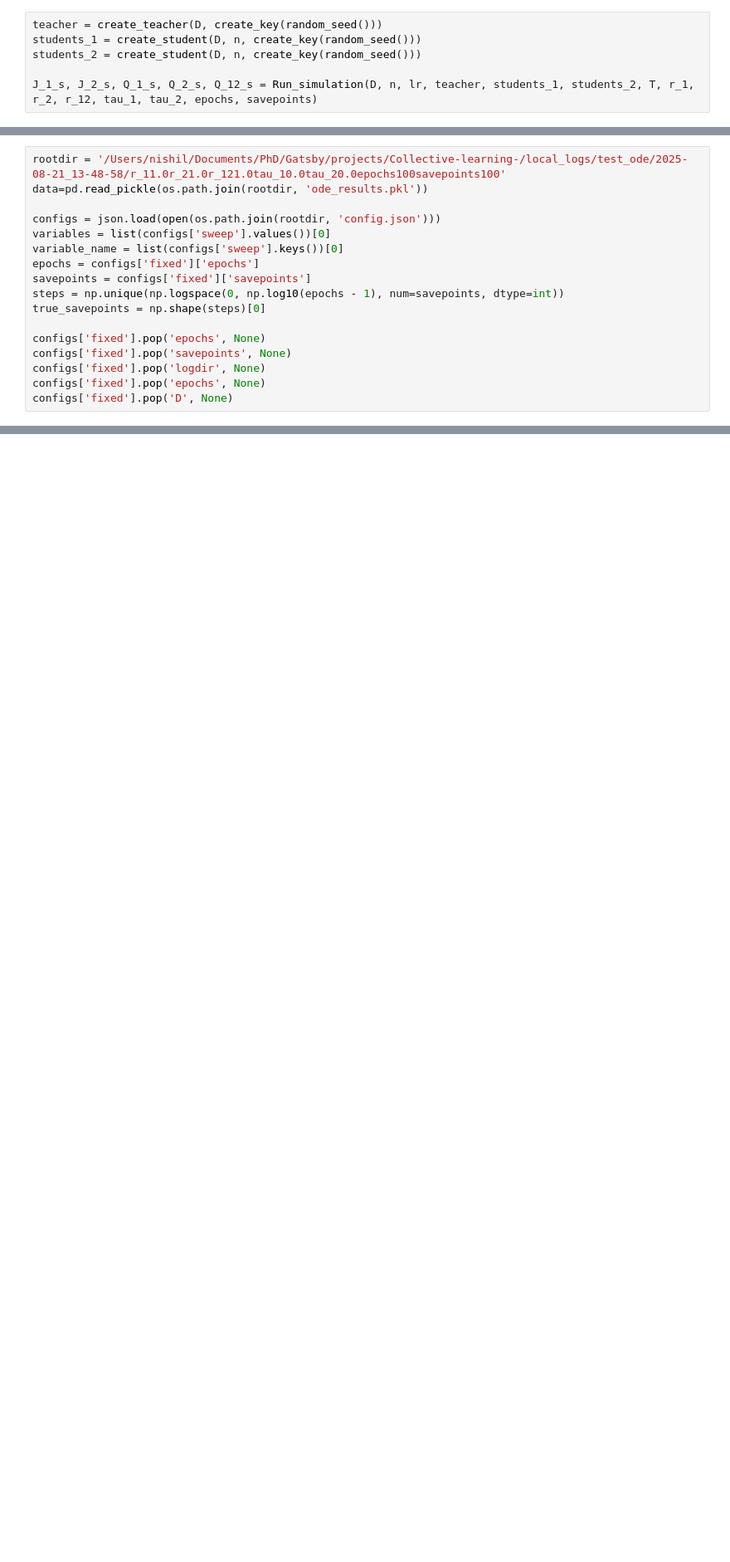
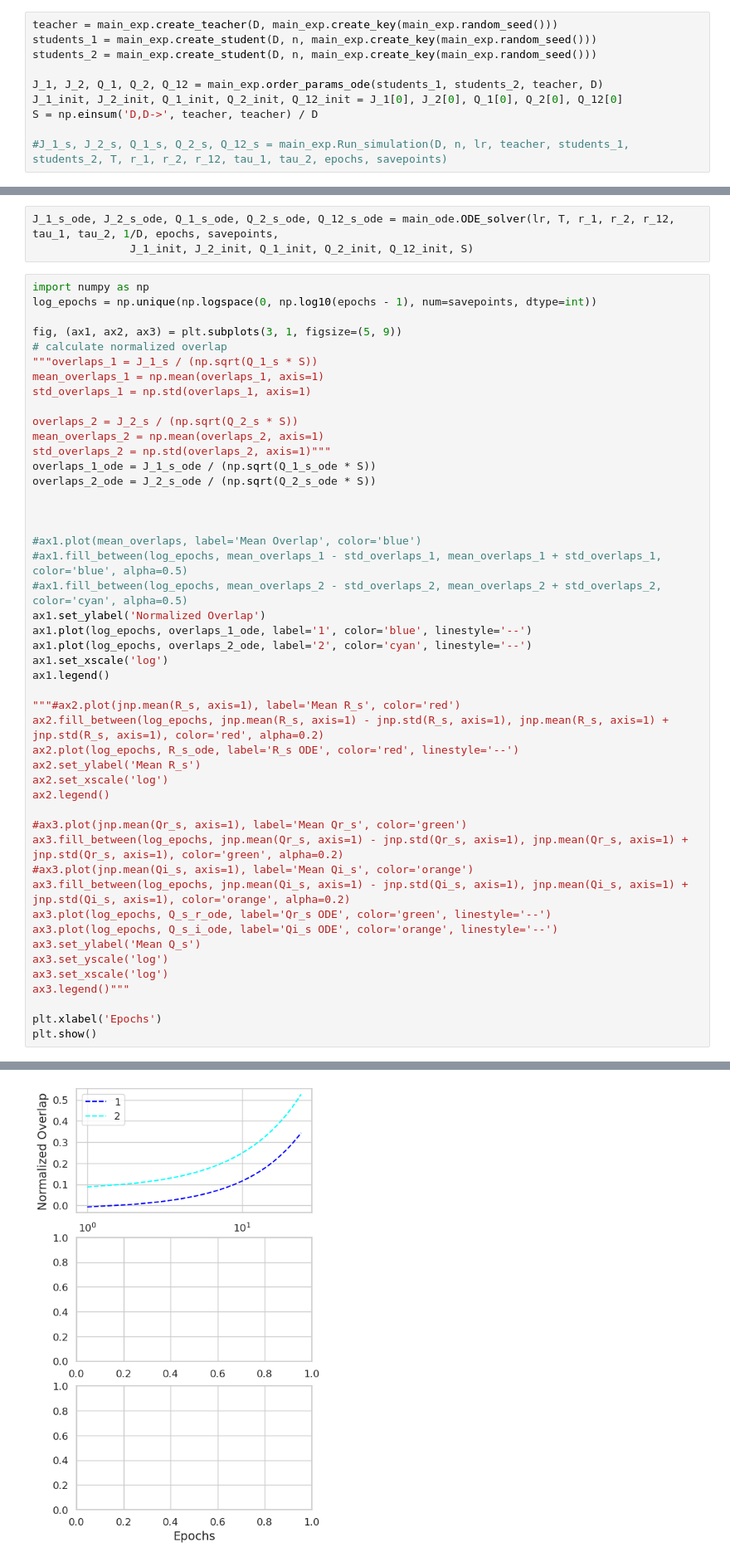
Before and after one commit to nishp99/Collective-learning-, a Jupyter notebook: test_plots.ipynb, the cells around one changed output, grey strips where cells are left out. Shown at 83% size. Drawn from its saved outputs; the diff is of its cells as text; blank space fills up the shorter version.

```diff
--- a/test_plots.ipynb
+++ b/test_plots.ipynb
@@ -45,6 +50,10 @@ savepoints=3
 # %%
-teacher = create_teacher(D, create_key(random_seed()))
-students_1 = create_student(D, n, create_key(random_seed()))
-students_2 = create_student(D, n, create_key(random_seed()))
+teacher = main_exp.create_teacher(D, main_exp.create_key(main_exp.random_seed()))
+students_1 = main_exp.create_student(D, n, main_exp.create_key(main_exp.random_seed()))
+students_2 = main_exp.create_student(D, n, main_exp.create_key(main_exp.random_seed()))
 
-J_1_s, J_2_s, Q_1_s, Q_2_s, Q_12_s = Run_simulation(D, n, lr, teacher, students_1, students_2, T, r_1, r_2, r_12, tau_1, tau_2, epochs, savepoints)
+J_1, J_2, Q_1, Q_2, Q_12 = main_exp.order_params_ode(students_1, students_2, teacher, D)
+J_1_init, J_2_init, Q_1_init, Q_2_init, Q_12_init = J_1[0], J_2[0], Q_1[0], Q_2[0], Q_12[0]
+S = np.einsum('D,D->', teacher, teacher) / D
+
+#J_1_s, J_2_s, Q_1_s, Q_2_s, Q_12_s = main_exp.Run_simulation(D, n, lr, teacher, students_1, students_2, T, r_1, r_2, r_12, tau_1, tau_2, epochs, savepoints)
@@ -67,18 +60,51 @@ XlaRuntimeError: UNKNOWN: /Users/nishil/Documents/PhD/Gatsby/projects/Collective
+# %%
+J_1_s_ode, J_2_s_ode, Q_1_s_ode, Q_2_s_ode, Q_12_s_ode = main_ode.ODE_solver(lr, T, r_1, r_2, r_12, tau_1, tau_2, 1/D, epochs, savepoints,
+               J_1_init, J_2_init, Q_1_init, Q_2_init, Q_12_init, S)
 # %%
-rootdir = '/Users/nishil/Documents/PhD/Gatsby/projects/Collective-learning-/local_logs/test_ode/2025-08-21_13-48-58/r_11.0r_21.0r_121.0tau_10.0tau_20.0epochs100savepoints100'
-data=pd.read_pickle(os.path.join(rootdir, 'ode_results.pkl'))
+import numpy as np
+log_epochs = np.unique(np.logspace(0, np.log10(epochs - 1), num=savepoints, dtype=int))
 
-configs = json.load(open(os.path.join(rootdir, 'config.json')))
-variables = list(configs['sweep'].values())[0]
-variable_name = list(configs['sweep'].keys())[0]
-epochs = configs['fixed']['epochs']
-savepoints = configs['fixed']['savepoints']
-steps = np.unique(np.logspace(0, np.log10(epochs - 1), num=savepoints, dtype=int))
-true_savepoints = np.shape(steps)[0]
+fig, (ax1, ax2, ax3) = plt.subplots(3, 1, figsize=(5, 9))
+# calculate normalized overlap
+"""overlaps_1 = J_1_s / (np.sqrt(Q_1_s * S))
+mean_overlaps_1 = np.mean(overlaps_1, axis=1)
+std_overlaps_1 = np.std(overlaps_1, axis=1)
 
-configs['fixed'].pop('epochs', None)
-configs['fixed'].pop('savepoints', None)
-configs['fixed'].pop('logdir', None)
-configs['fixed'].pop('epochs', None)
-configs['fixed'].pop('D', None)
+overlaps_2 = J_2_s / (np.sqrt(Q_2_s * S))
+mean_overlaps_2 = np.mean(overlaps_2, axis=1)
+std_overlaps_2 = np.std(overlaps_2, axis=1)"""
+overlaps_1_ode = J_1_s_ode / (np.sqrt(Q_1_s_ode * S))
+overlaps_2_ode = J_2_s_ode / (np.sqrt(Q_2_s_ode * S))
+
+
+
+#ax1.plot(mean_overlaps, label='Mean Overlap', color='blue')
+#ax1.fill_between(log_epochs, mean_overlaps_1 - std_overlaps_1, mean_overlaps_1 + std_overlaps_1, color='blue', alpha=0.5)
+#ax1.fill_between(log_epochs, mean_overlaps_2 - std_overlaps_2, mean_overlaps_2 + std_overlaps_2, color='cyan', alpha=0.5)
+ax1.set_ylabel('Normalized Overlap')
+ax1.plot(log_epochs, overlaps_1_ode, label='1', color='blue', linestyle='--')
+ax1.plot(log_epochs, overlaps_2_ode, label='2', color='cyan', linestyle='--')
+ax1.set_xscale('log')
+ax1.legend()
+
+"""#ax2.plot(jnp.mean(R_s, axis=1), label='Mean R_s', color='red')
+ax2.fill_between(log_epochs, jnp.mean(R_s, axis=1) - jnp.std(R_s, axis=1), jnp.mean(R_s, axis=1) + jnp.std(R_s, axis=1), color='red', alpha=0.2)
+ax2.plot(log_epochs, R_s_ode, label='R_s ODE', color='red', linestyle='--')
+ax2.set_ylabel('Mean R_s')
+ax2.set_xscale('log')
+ax2.legend()
+
+#ax3.plot(jnp.mean(Qr_s, axis=1), label='Mean Qr_s', color='green')
+ax3.fill_between(log_epochs, jnp.mean(Qr_s, axis=1) - jnp.std(Qr_s, axis=1), jnp.mean(Qr_s, axis=1) + jnp.std(Qr_s, axis=1), color='green', alpha=0.2)
+#ax3.plot(jnp.mean(Qi_s, axis=1), label='Mean Qi_s', color='orange')
+ax3.fill_between(log_epochs, jnp.mean(Qi_s, axis=1) - jnp.std(Qi_s, axis=1), jnp.mean(Qi_s, axis=1) + jnp.std(Qi_s, axis=1), color='orange', alpha=0.2)
+ax3.plot(log_epochs, Q_s_r_ode, label='Qr_s ODE', color='green', linestyle='--')
+ax3.plot(log_epochs, Q_s_i_ode, label='Qi_s ODE', color='orange', linestyle='--')
+ax3.set_ylabel('Mean Q_s')
+ax3.set_yscale('log')
+ax3.set_xscale('log')
+ax3.legend()"""
+
+plt.xlabel('Epochs')
+plt.show()
 # %% [output]
@@ -86 +111,2 @@ ModuleNotFoundError: No module named 'jax'
+[figure, added]
 # %%
```
Also changed, not shown: parts of 9 cells of this notebook, 1 other file.
